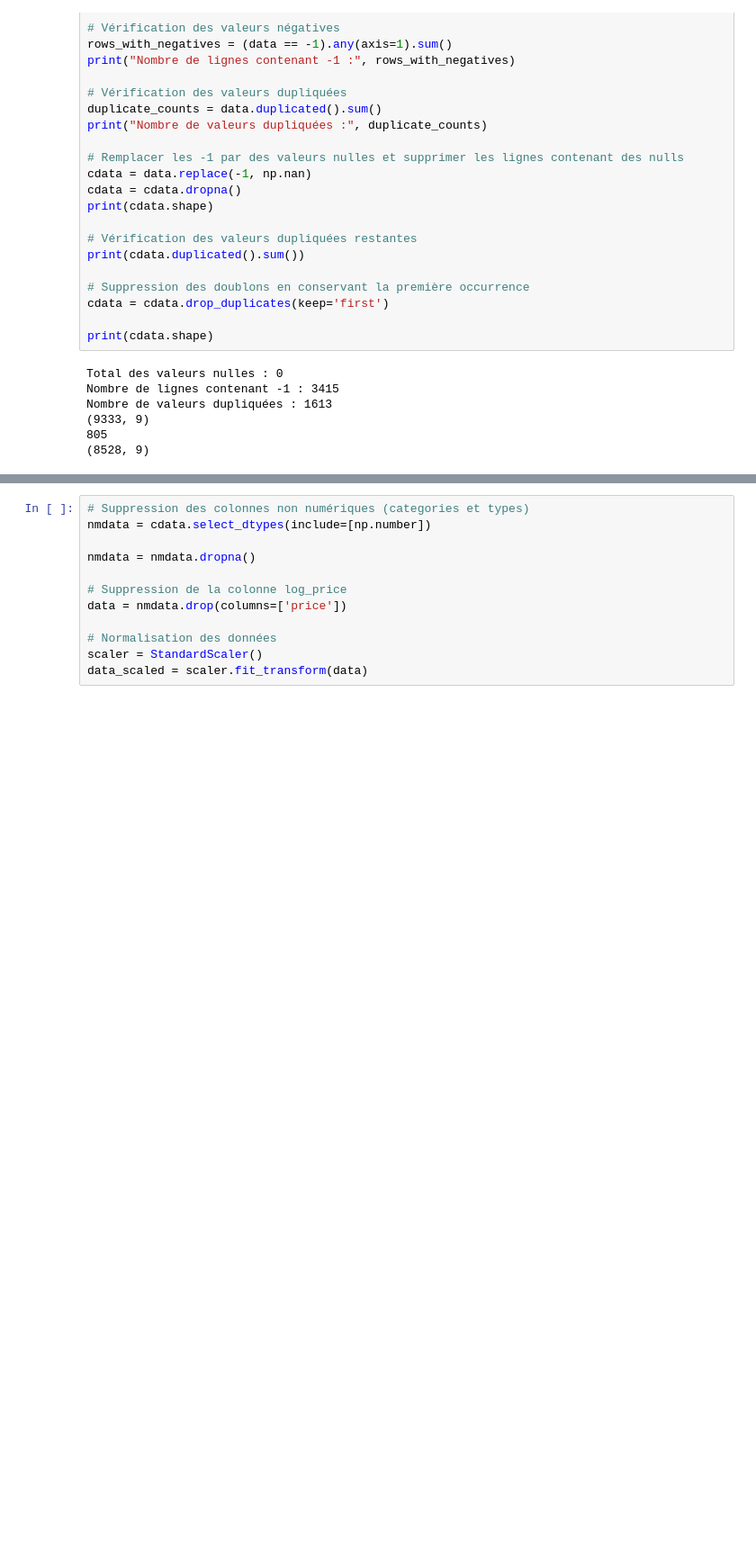
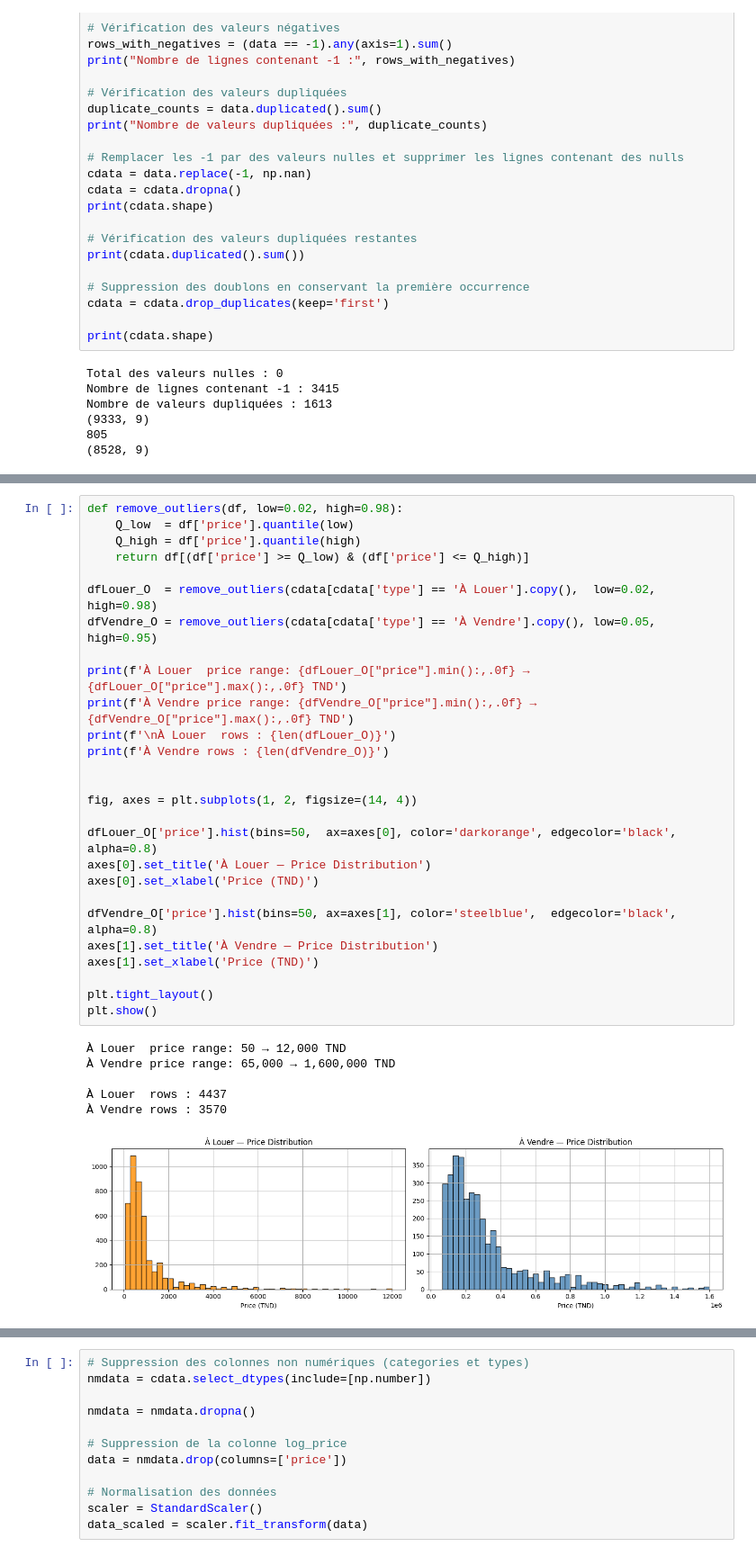
Before and after one commit to Ilyeschrif22/real-estate-price-prediction, a Jupyter notebook: 1.data-preperation.ipynb, the cells around one changed output, grey strips where cells are left out. Shown at 90% size. Cells and saved outputs as stored; diff of their text form; blank space fills up the shorter version.

```diff
--- a/1.data-preperation.ipynb
+++ b/1.data-preperation.ipynb
@@ -69,0 +118,34 @@ Nombre de valeurs dupliquées : 1613
+# %%
+def remove_outliers(df, low=0.02, high=0.98):
+    Q_low  = df['price'].quantile(low)
+    Q_high = df['price'].quantile(high)
+    return df[(df['price'] >= Q_low) & (df['price'] <= Q_high)]
+
+dfLouer_O  = remove_outliers(cdata[cdata['type'] == 'À Louer'].copy(),  low=0.02, high=0.98)
+dfVendre_O = remove_outliers(cdata[cdata['type'] == 'À Vendre'].copy(), low=0.05, high=0.95)
+
+print(f'À Louer  price range: {dfLouer_O["price"].min():,.0f} → {dfLouer_O["price"].max():,.0f} TND')
+print(f'À Vendre price range: {dfVendre_O["price"].min():,.0f} → {dfVendre_O["price"].max():,.0f} TND')
+print(f'\nÀ Louer  rows : {len(dfLouer_O)}')
+print(f'À Vendre rows : {len(dfVendre_O)}')
+
+
+fig, axes = plt.subplots(1, 2, figsize=(14, 4))
+
+dfLouer_O['price'].hist(bins=50,  ax=axes[0], color='darkorange', edgecolor='black', alpha=0.8)
+axes[0].set_title('À Louer — Price Distribution')
+axes[0].set_xlabel('Price (TND)')
+
+dfVendre_O['price'].hist(bins=50, ax=axes[1], color='steelblue',  edgecolor='black', alpha=0.8)
+axes[1].set_title('À Vendre — Price Distribution')
+axes[1].set_xlabel('Price (TND)')
+
+plt.tight_layout()
+plt.show()
+# %% [output]
+À Louer  price range: 50 → 12,000 TND
+À Vendre price range: 65,000 → 1,600,000 TND
+
+À Louer  rows : 4437
+À Vendre rows : 3570
+[figure, added]
```
Also changed, not shown: parts of 4 cells of this notebook, 1 other file.
